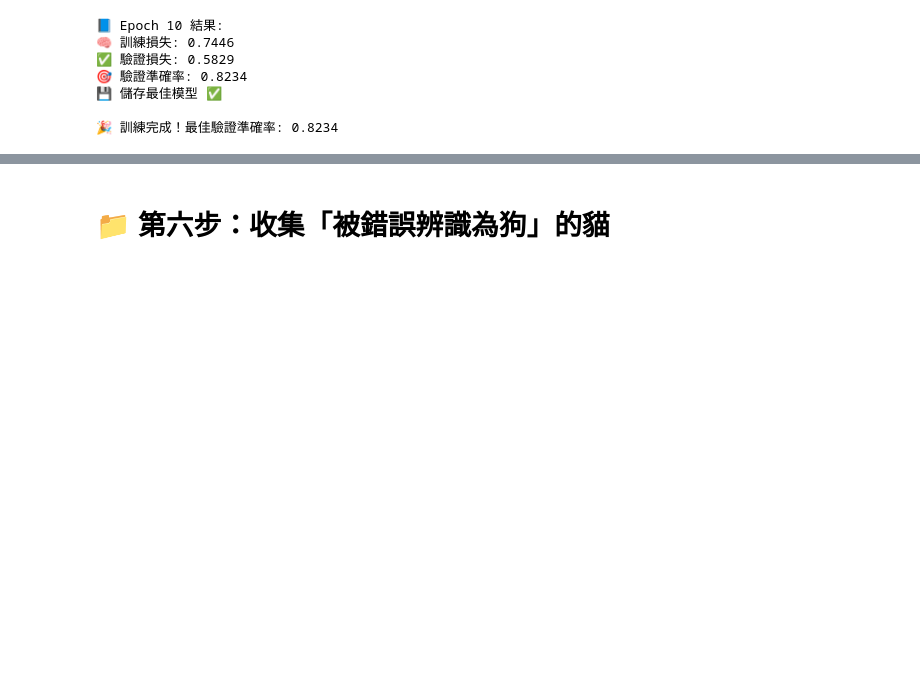
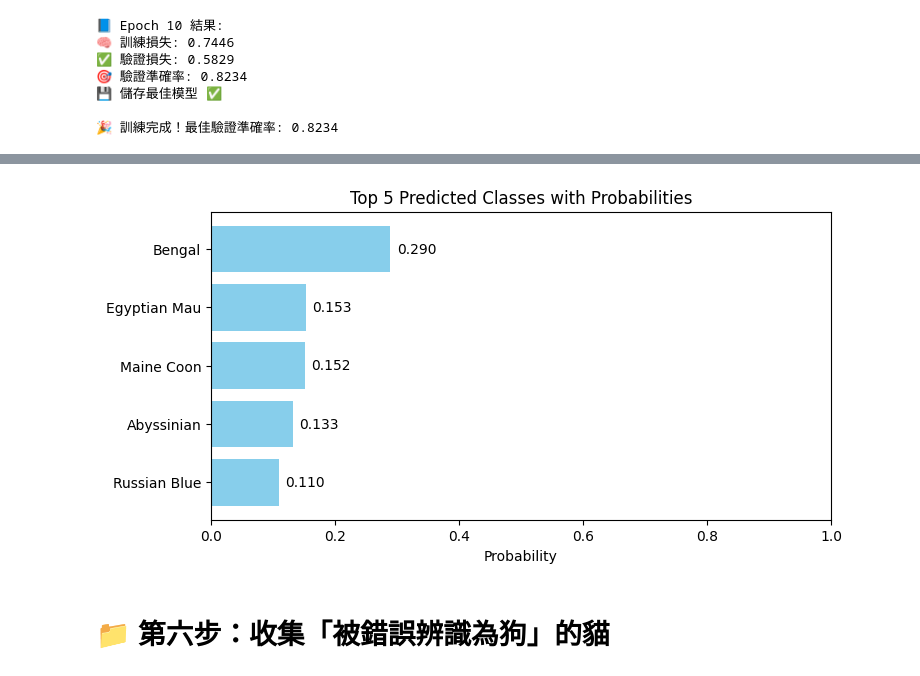
Before and after one commit to 10809104/Which-Cats-Get-Mistaken-for-Dogs-in-CNN-Image-Classification, a Jupyter notebook: cat_vs_dog_classification_study.ipynb, the cells around one changed output, grey strips where cells are left out. Drawn from its saved outputs; the diff is of its cells as text; code cells hidden in the pictures; blank space fills up the shorter version.

```diff
--- a/cat_vs_dog_classification_study.ipynb
+++ b/cat_vs_dog_classification_study.ipynb
@@ -312,3 +426,32 @@ print(f"\n🎉 訓練完成！最佳驗證準確率: {best_acc:.4f}")
+# %%
+import matplotlib.pyplot as plt
+import numpy as np
+
+# model, input_tensor, dataset.classes 已準備好
+
+model.eval()
+with torch.no_grad():
+    output = model(input_tensor)
+    probs = torch.softmax(output, dim=1).cpu().numpy()[0]  # 取得機率向量
+
+# 取 top 5 機率最高的類別和機率
+top5_idx = probs.argsort()[-5:][::-1]
+top5_probs = probs[top5_idx]
+top5_classes = [dataset.classes[i] for i in top5_idx]
+
+# 畫圖
+plt.figure(figsize=(8,4))
+bars = plt.barh(top5_classes[::-1], top5_probs[::-1], color='skyblue')
+plt.xlim(0, 1)
+plt.xlabel('Probability')
+plt.title('Top 5 Predicted Classes with Probabilities')
+
+for bar, prob in zip(bars, top5_probs[::-1]):
+    plt.text(prob + 0.01, bar.get_y() + bar.get_height()/2, f'{prob:.3f}', va='center')
+
+plt.show()
+# %% [output]
+[figure, added]
 # %% [markdown]
 # 📁 第六步：收集「被錯誤辨識為狗」的貓
 # %%
```
Also changed, not shown: parts of 9 cells of this notebook.
